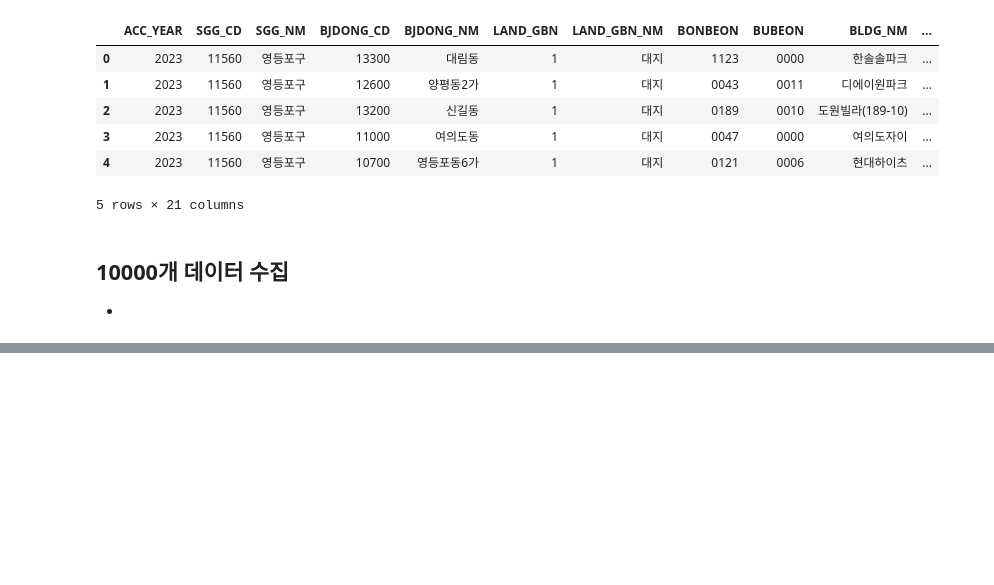
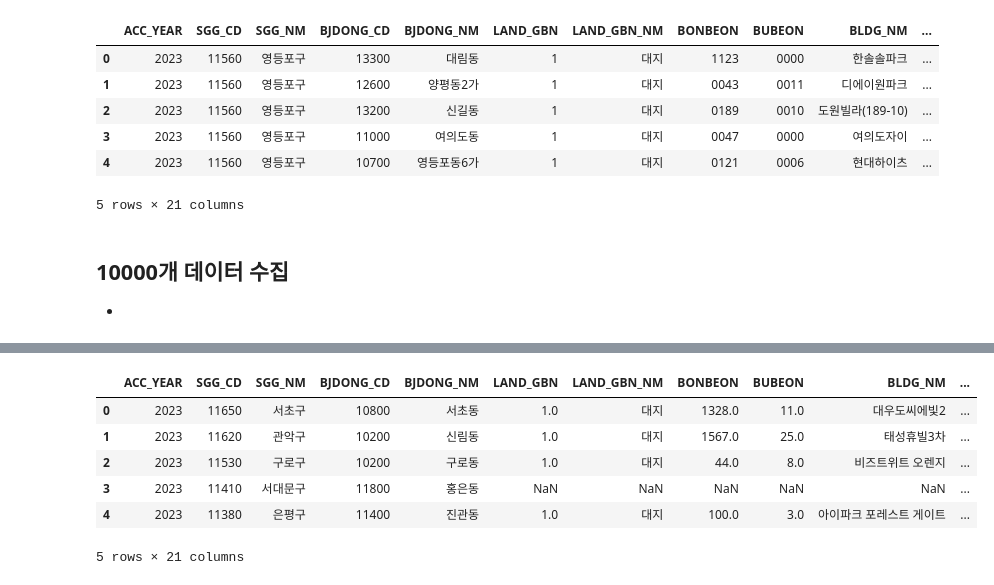
Before and after one commit to dschloe/streamlitbook-saraevan, a Jupyter notebook: ch06/seoul.ipynb, the cells around one changed output, grey strips where cells are left out. Drawn from its saved outputs; the diff is of its cells as text; code cells hidden in the pictures; blank space fills up the shorter version.

```diff
--- a/ch06/seoul.ipynb
+++ b/ch06/seoul.ipynb
@@ -96,0 +116,12 @@ data['DEAL_YMD']
+# %%
+import pandas as pd
+data = pd.read_csv("output/seoul_real_estate.csv")
+data.head()
+# %% [output]
+|  | ACC_YEAR | SGG_CD | SGG_NM | BJDONG_CD | BJDONG_NM | LAND_GBN | LAND_GBN_NM | BONBEON | BUBEON | BLDG_NM | ... |
+| 0 | 2023 | 11650 | 서초구 | 10800 | 서초동 | 1.0 | 대지 | 1328.0 | 11.0 | 대우도씨에빛2 | ... |
+| 1 | 2023 | 11620 | 관악구 | 10200 | 신림동 | 1.0 | 대지 | 1567.0 | 25.0 | 태성휴빌3차 | ... |
+| 2 | 2023 | 11530 | 구로구 | 10200 | 구로동 | 1.0 | 대지 | 44.0 | 8.0 | 비즈트위트 오렌지 | ... |
+| 3 | 2023 | 11410 | 서대문구 | 11800 | 홍은동 | NaN | NaN | NaN | NaN | NaN | ... |
+| 4 | 2023 | 11380 | 은평구 | 11400 | 진관동 | 1.0 | 대지 | 100.0 | 3.0 | 아이파크 포레스트 게이트 | ... |
+5 rows × 21 columns
```
Also changed, not shown: parts of 2 cells of this notebook, 2 other files.
